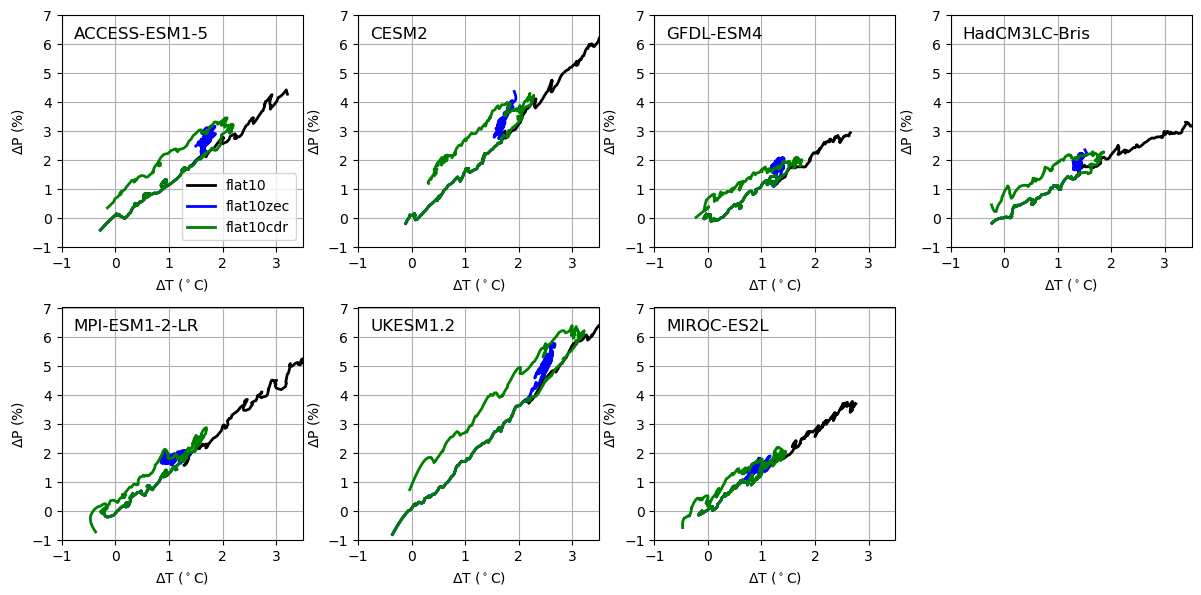
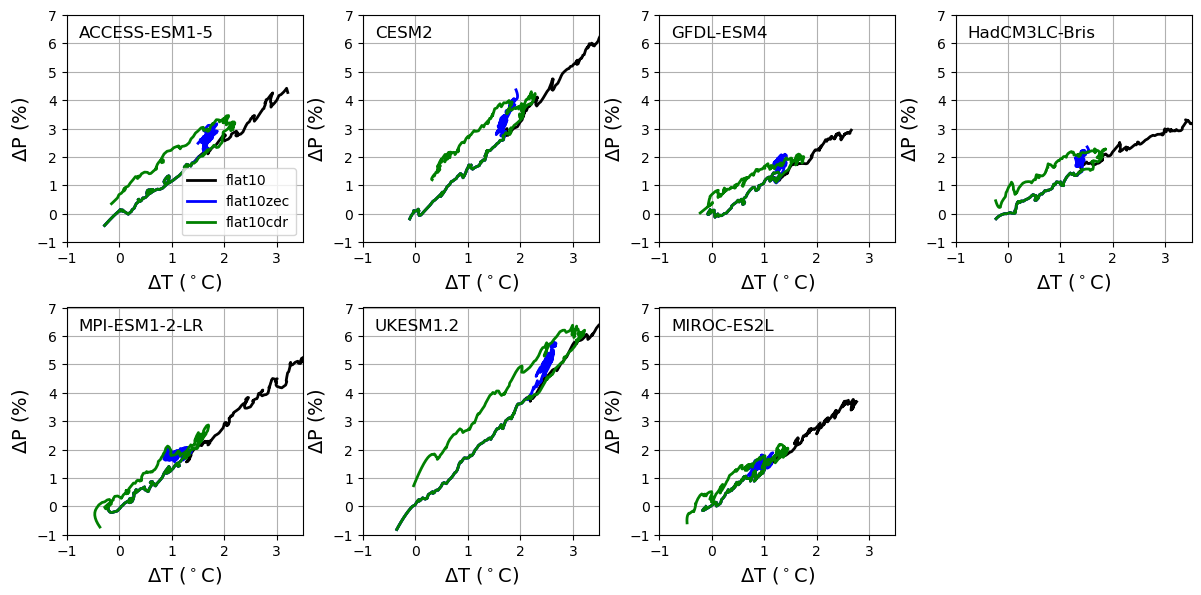
Unified diff of the notebook cell whose output changed from the first chart to the second:
--- before
+++ after
@@ -18,6 +18,6 @@
     axs_flat[i].plot(savgol_filter(t_anom.isel(exp=2).isel(model=i), filter_window), savgol_filter(p_percentchange.isel(exp=2).isel(model=i), filter_window), c='green', linewidth=2, label=annotation_flat10cdr)
     #
-    axs_flat[i].set_xlabel('$\Delta$T ($^\circ$C)')
-    axs_flat[i].set_ylabel('$\Delta$P (%)')
+    axs_flat[i].set_xlabel('$\Delta$T ($^\circ$C)', fontsize=14)
+    axs_flat[i].set_ylabel('$\Delta$P (%)', fontsize=14)
     axs_flat[i].set_xlim(-1,3.5)
     axs_flat[i].set_ylim(-1,7)

Commit: updates to figure readability etc